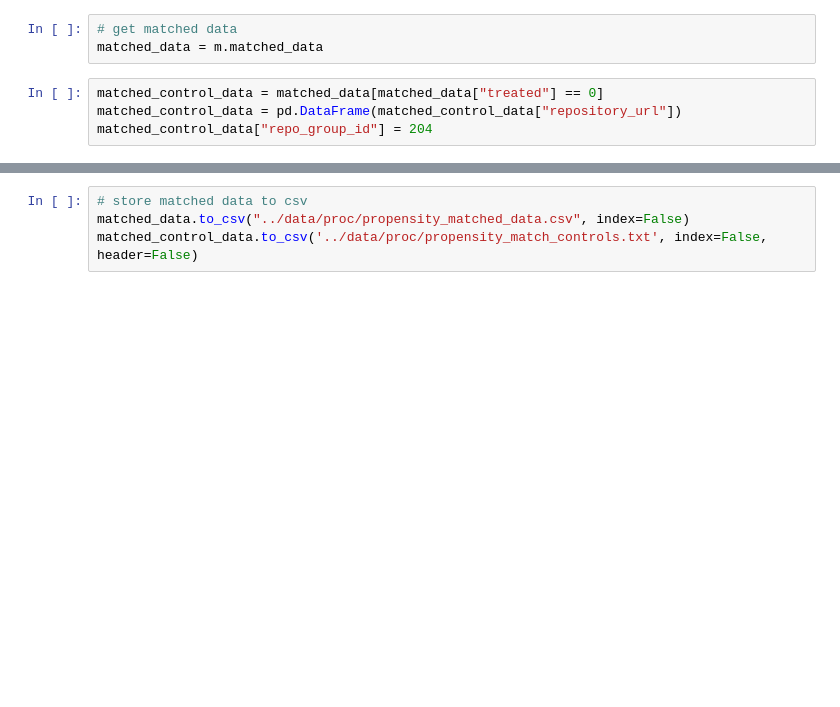
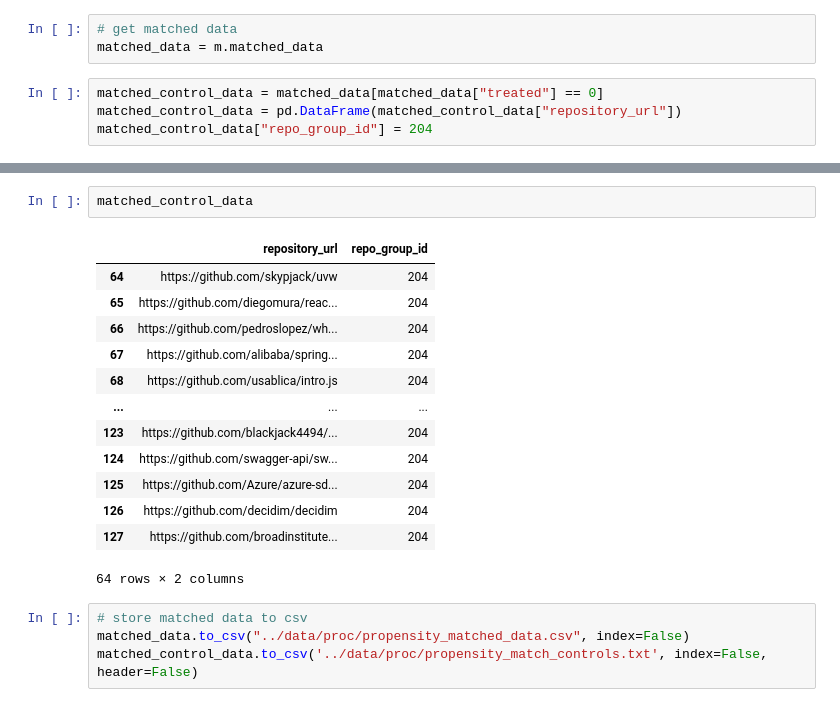
Before and after one commit to ldmnch/thesis_mds_2026, a Jupyter notebook: laias_thesis_scripts/02_probability_weighting.ipynb, the cells around one changed output, grey strips where cells are left out. Drawn from its saved outputs; the diff is of its cells as text; blank space fills up the shorter version.

```diff
--- a/laias_thesis_scripts/02_probability_weighting.ipynb
+++ b/laias_thesis_scripts/02_probability_weighting.ipynb
@@ -169,3 +200,19 @@ matched_control_data["repo_group_id"] = 204
+# %%
+matched_control_data
+# %% [output]
+|  | repository_url | repo_group_id |
+| 64 | https://github.com/skypjack/uvw | 204 |
+| 65 | https://github.com/diegomura/reac... | 204 |
+| 66 | https://github.com/pedroslopez/wh... | 204 |
+| 67 | https://github.com/alibaba/spring... | 204 |
+| 68 | https://github.com/usablica/intro.js | 204 |
+| ... | ... | ... |
+| 123 | https://github.com/blackjack4494/... | 204 |
+| 124 | https://github.com/swagger-api/sw... | 204 |
+| 125 | https://github.com/Azure/azure-sd... | 204 |
+| 126 | https://github.com/decidim/decidim | 204 |
+| 127 | https://github.com/broadinstitute... | 204 |
+64 rows × 2 columns
 # %%
 # store matched data to csv
 matched_data.to_csv("../data/proc/propensity_matched_data.csv", index=False)
```
Also changed, not shown: parts of 14 cells of this notebook, 7 other files.
